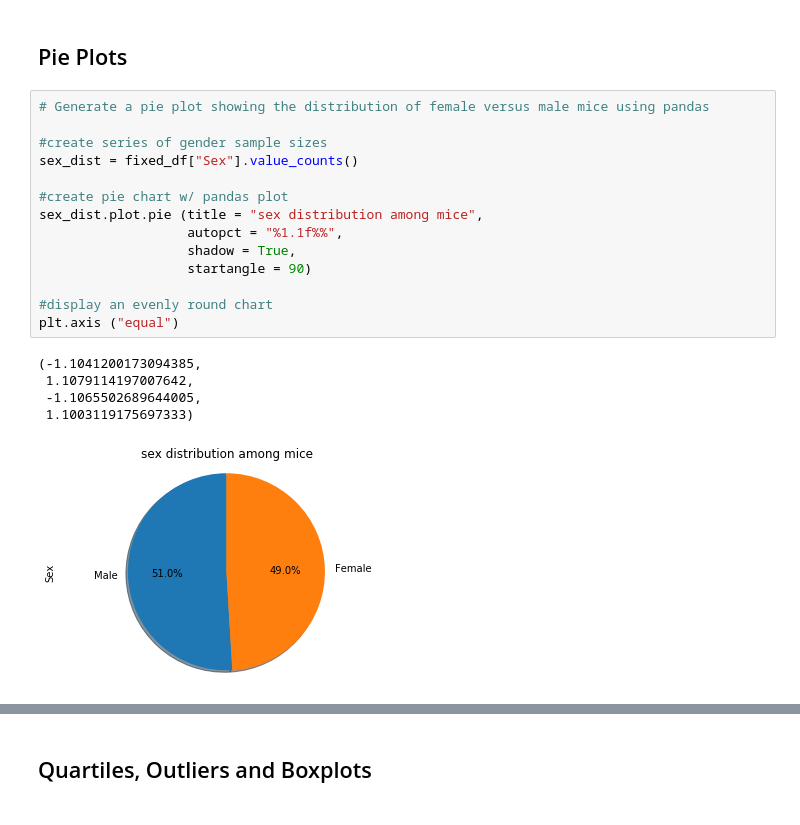
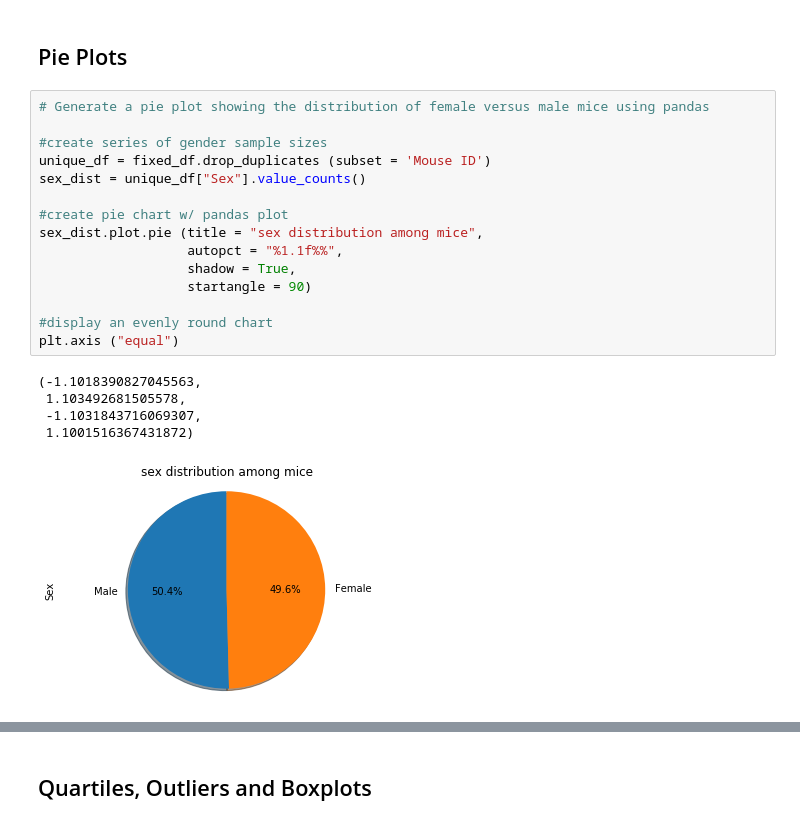
Before and after one commit to mariajdong/5_matplotlib_hw, a Jupyter notebook: pymaceuticals.ipynb, the cells around one changed output, grey strips where cells are left out. Drawn from its saved outputs; the diff is of its cells as text.

```diff
--- a/pymaceuticals.ipynb
+++ b/pymaceuticals.ipynb
@@ -245,23 +245,24 @@ plt.xticks (bar_ticks)
 # %%
 # Generate a pie plot showing the distribution of female versus male mice using pandas
 
 #create series of gender sample sizes
-sex_dist = fixed_df["Sex"].value_counts()
+unique_df = fixed_df.drop_duplicates (subset = 'Mouse ID')
+sex_dist = unique_df["Sex"].value_counts()
 
 #create pie chart w/ pandas plot
 sex_dist.plot.pie (title = "sex distribution among mice",
                    autopct = "%1.1f%%",
                    shadow = True,
                    startangle = 90)
 
 #display an evenly round chart
 plt.axis ("equal")
 # %% [output]
-(-1.1041200173094385,
- 1.1079114197007642,
- -1.1065502689644005,
- 1.1003119175697333)
+(-1.1018390827045563,
+ 1.103492681505578,
+ -1.1031843716069307,
+ 1.1001516367431872)
-[figure, old version]
+[figure, new version]
 # %%
 # Generate a pie plot showing the distribution of female versus male mice using pyplot
 
```
Also changed, not shown: parts of 9 cells of this notebook.
